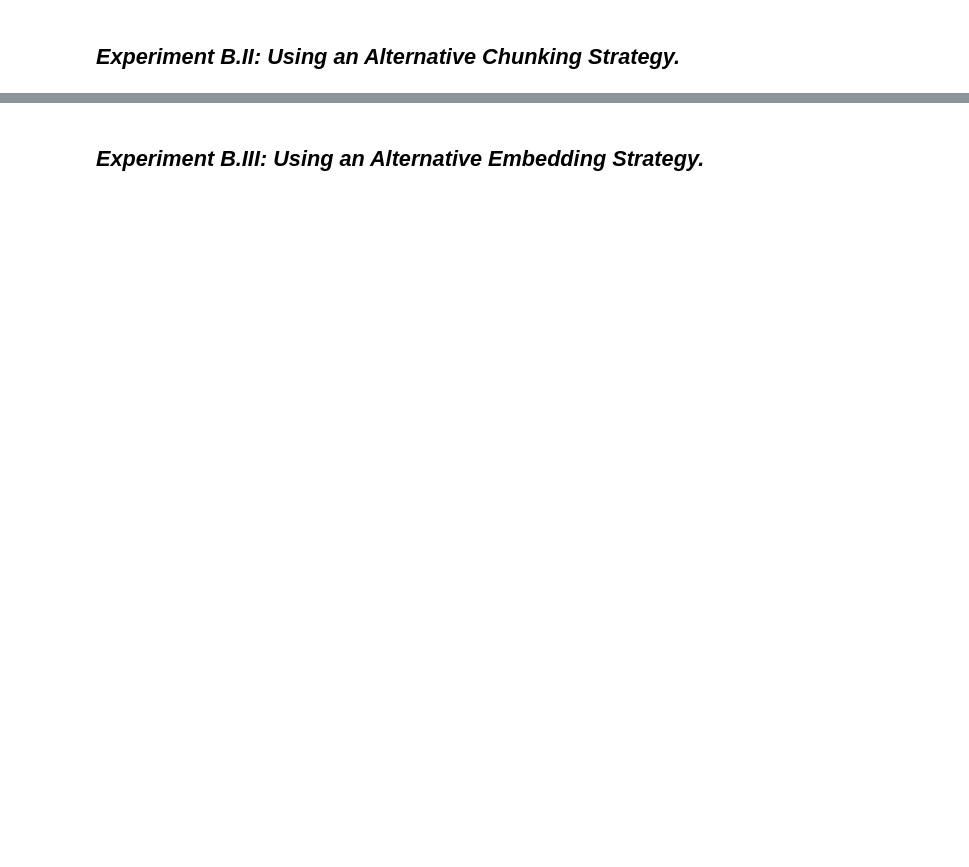
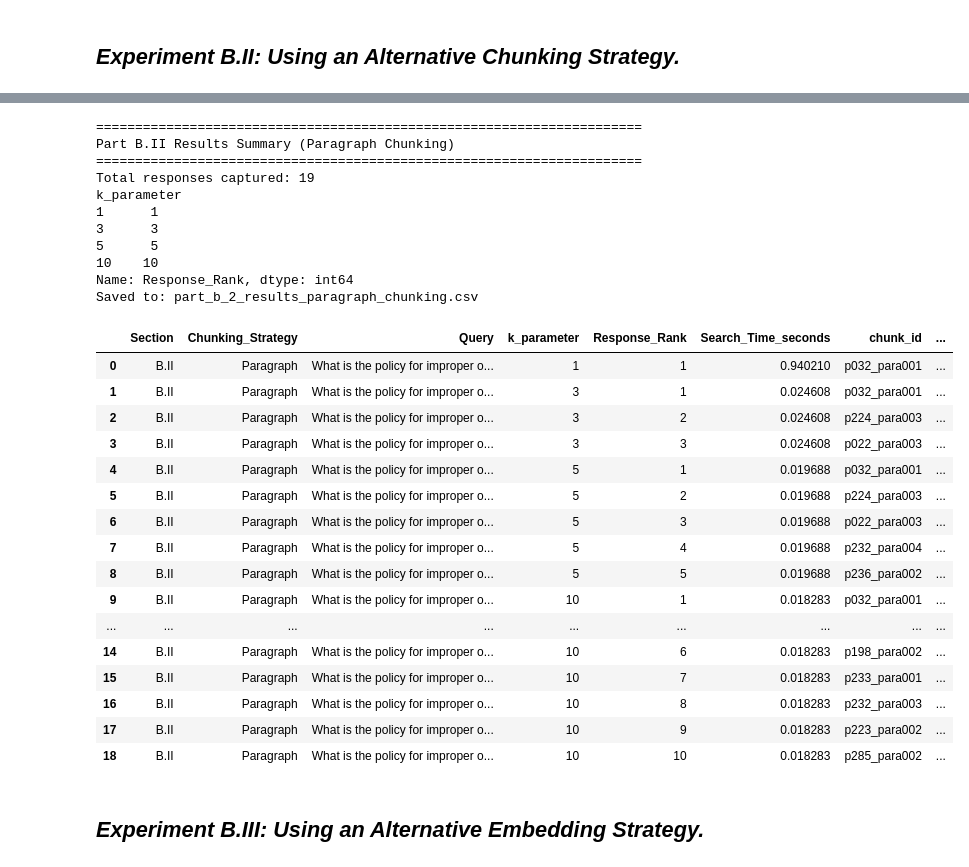
Before and after one commit to Lksimpson/GenAI-Lab-HW2, a Jupyter notebook: HW02_notebook.ipynb, the cells around one changed output, grey strips where cells are left out. Cells and saved outputs as stored; diff of their text form; code cells hidden in the pictures; blank space fills up the shorter version.

```diff
--- a/HW02_notebook.ipynb
+++ b/HW02_notebook.ipynb
@@ -1169,0 +1422,4 @@ Saved CSV: part_a_results_table_faiss.csv
+# %%
+# Define the query chosen for Experiment B.II
+part_b_2_query = part_b_query if "part_b_query" in globals() else "What is the policy for improper or illegal communications?"
+print(f"B.II Query: {part_b_2_query}")
@@ -1169,0 +1428,9 @@ Saved CSV: part_a_results_table_faiss.csv
+# %%
+# Setup retrieval parameters for Experiment B.II
+part_b_2_k_values = [1, 3, 5, 10]
+
+if "vector_store_b2" not in globals():
+    raise ValueError("vector_store_b2 not found. Run the B.II paragraph chunking setup cell first.")
+
+part_b_2_results = {}
+print(f"Testing B.II query with k values: {part_b_2_k_values}")
@@ -1170,2 +1483,66 @@ Saved CSV: part_a_results_table_faiss.csv
+# %%
+# Save the input and output from the B.II vector store
+part_b_2_rows = []
+
+for k, data in part_b_2_results.items():
+    results = data["results"]
+    search_time = data["search_time"]
+
+    for rank, (doc_obj, score) in enumerate(results, start=1):
+        part_b_2_rows.append(
+            {
+                "Section": "B.II",
+                "Chunking_Strategy": "Paragraph",
+                "Query": part_b_2_query,
+                "k_parameter": k,
+                "Response_Rank": rank,
+                "Search_Time_seconds": search_time,
+                "chunk_id": doc_obj.metadata.get("chunk_id"),
+                "page_id": doc_obj.metadata.get("page_id"),
+                "FAISS_distance": float(score),
+                "Response_Text": doc_obj.page_content,
+            }
+        )
+
+part_b_2_df = pd.DataFrame(part_b_2_rows)
+part_b_2_df.to_csv("part_b_2_results_paragraph_chunking.csv", index=False)
+
+print("\n" + "=" * 70)
+print("Part B.II Results Summary (Paragraph Chunking)")
+print("=" * 70)
+print(f"Total responses captured: {len(part_b_2_df)}")
+print(part_b_2_df.groupby("k_parameter")["Response_Rank"].count())
+print("Saved to: part_b_2_results_paragraph_chunking.csv")
+
+part_b_2_df
+# %% [output]
+======================================================================
+Part B.II Results Summary (Paragraph Chunking)
+======================================================================
+Total responses captured: 19
+k_parameter
+1      1
+3      3
+5      5
+10    10
+Name: Response_Rank, dtype: int64
+Saved to: part_b_2_results_paragraph_chunking.csv
+|  | Section | Chunking_Strategy | Query | k_parameter | Response_Rank | Search_Time_seconds | chunk_id | ... |
+| 0 | B.II | Paragraph | What is the policy for improper o... | 1 | 1 | 0.940210 | p032_para001 | ... |
+| 1 | B.II | Paragraph | What is the policy for improper o... | 3 | 1 | 0.024608 | p032_para001 | ... |
+| 2 | B.II | Paragraph | What is the policy for improper o... | 3 | 2 | 0.024608 | p224_para003 | ... |
+| 3 | B.II | Paragraph | What is the policy for improper o... | 3 | 3 | 0.024608 | p022_para003 | ... |
+| 4 | B.II | Paragraph | What is the policy for improper o... | 5 | 1 | 0.019688 | p032_para001 | ... |
+| 5 | B.II | Paragraph | What is the policy for improper o... | 5 | 2 | 0.019688 | p224_para003 | ... |
+| 6 | B.II | Paragraph | What is the policy for improper o... | 5 | 3 | 0.019688 | p022_para003 | ... |
+| 7 | B.II | Paragraph | What is the policy for improper o... | 5 | 4 | 0.019688 | p232_para004 | ... |
+| 8 | B.II | Paragraph | What is the policy for improper o... | 5 | 5 | 0.019688 | p236_para002 | ... |
+| 9 | B.II | Paragraph | What is the policy for improper o... | 10 | 1 | 0.018283 | p032_para001 | ... |
+| ... | ... | ... | ... | ... | ... | ... | ... | ... |
+| 14 | B.II | Paragraph | What is the policy for improper o... | 10 | 6 | 0.018283 | p198_para002 | ... |
+| 15 | B.II | Paragraph | What is the policy for improper o... | 10 | 7 | 0.018283 | p233_para001 | ... |
+| 16 | B.II | Paragraph | What is the policy for improper o... | 10 | 8 | 0.018283 | p232_para003 | ... |
+| 17 | B.II | Paragraph | What is the policy for improper o... | 10 | 9 | 0.018283 | p223_para002 | ... |
+| 18 | B.II | Paragraph | What is the policy for improper o... | 10 | 10 | 0.018283 | p285_para002 | ... |
 # %% [markdown]
 ## *Experiment B.III: Using an Alternative Embedding Strategy.*
```
Also changed, not shown: parts of 30 cells of this notebook, 8 other files.
